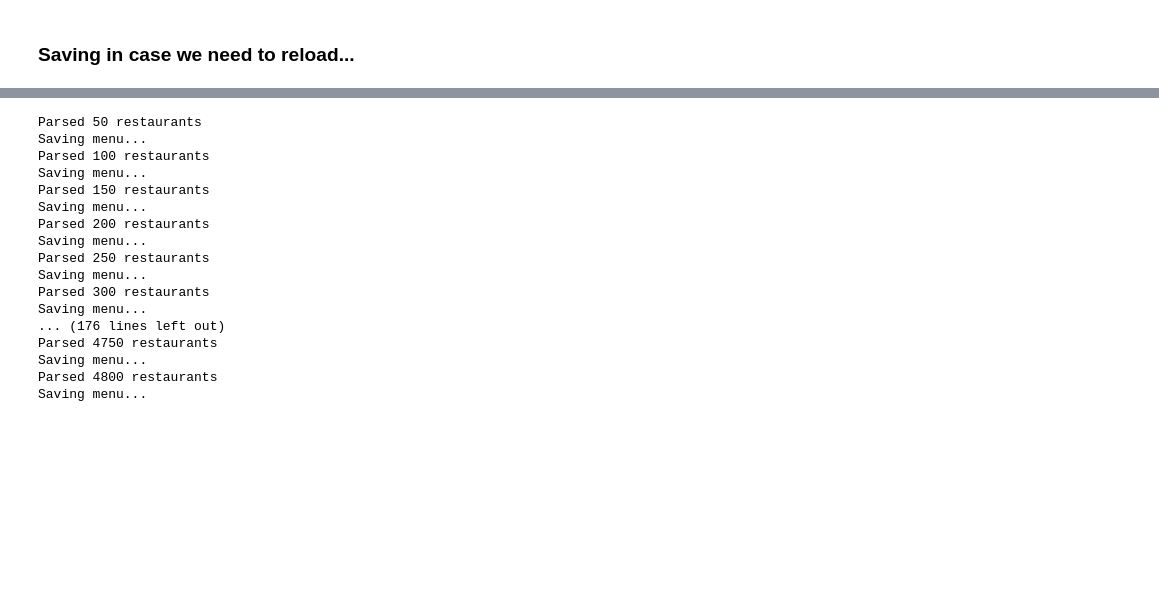
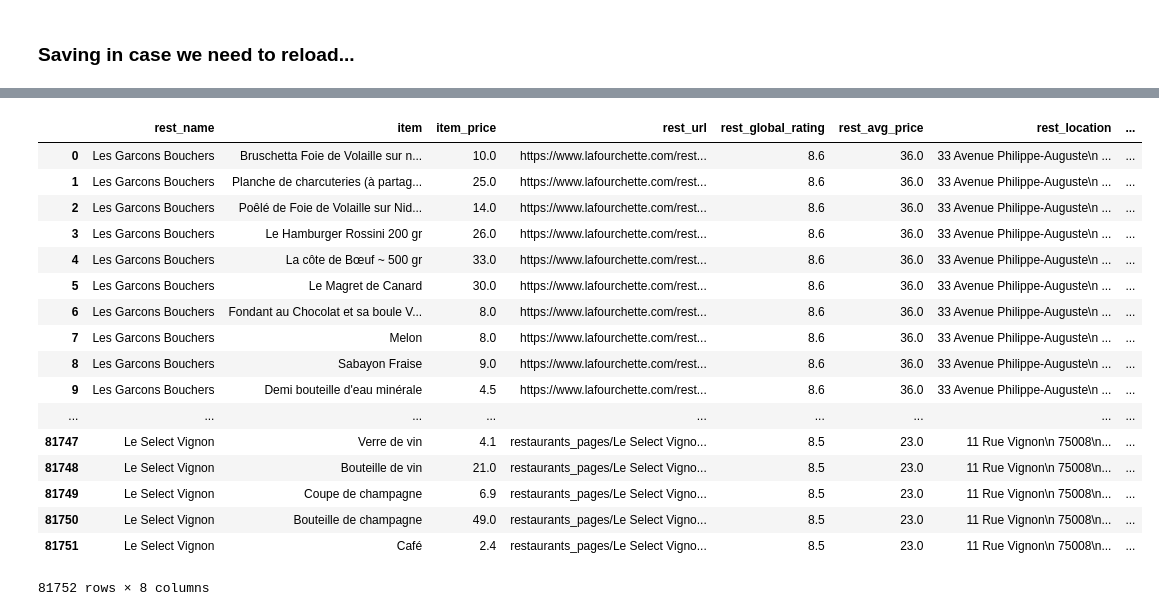
Before and after one commit to Iwontbecreative/the-right-price, a Jupyter notebook: Scraper.ipynb, the cells around one changed output, grey strips where cells are left out. Saved outputs shown, nothing was run; the diff lists cells and outputs as text; code cells hidden in the pictures; blank space fills up the shorter version.

```diff
--- a/Scraper.ipynb
+++ b/Scraper.ipynb
@@ -173,56 +286,22 @@ pd.Series(restaurants).to_csv("rest.csv", index=False)
 # %%
-restaurants = pd.read_csv("rest.csv")
+data = pd.read_csv("all_items_improved.csv")
+data
+# %% [output]
+|  | rest_name | item | item_price | rest_url | rest_global_rating | rest_avg_price | rest_location | ... |
+| 0 | Les Garcons Bouchers | Bruschetta Foie de Volaille sur n... | 10.0 | https://www.lafourchette.com/rest... | 8.6 | 36.0 | 33 Avenue Philippe-Auguste\n ... | ... |
+| 1 | Les Garcons Bouchers | Planche de charcuteries (à partag... | 25.0 | https://www.lafourchette.com/rest... | 8.6 | 36.0 | 33 Avenue Philippe-Auguste\n ... | ... |
+| 2 | Les Garcons Bouchers | Poêlé de Foie de Volaille sur Nid... | 14.0 | https://www.lafourchette.com/rest... | 8.6 | 36.0 | 33 Avenue Philippe-Auguste\n ... | ... |
+| 3 | Les Garcons Bouchers | Le Hamburger Rossini 200 gr | 26.0 | https://www.lafourchette.com/rest... | 8.6 | 36.0 | 33 Avenue Philippe-Auguste\n ... | ... |
+| 4 | Les Garcons Bouchers | La côte de Bœuf ~ 500 gr | 33.0 | https://www.lafourchette.com/rest... | 8.6 | 36.0 | 33 Avenue Philippe-Auguste\n ... | ... |
+| 5 | Les Garcons Bouchers | Le Magret de Canard | 30.0 | https://www.lafourchette.com/rest... | 8.6 | 36.0 | 33 Avenue Philippe-Auguste\n ... | ... |
+| 6 | Les Garcons Bouchers | Fondant au Chocolat et sa boule V... | 8.0 | https://www.lafourchette.com/rest... | 8.6 | 36.0 | 33 Avenue Philippe-Auguste\n ... | ... |
+| 7 | Les Garcons Bouchers | Melon | 8.0 | https://www.lafourchette.com/rest... | 8.6 | 36.0 | 33 Avenue Philippe-Auguste\n ... | ... |
+| 8 | Les Garcons Bouchers | Sabayon Fraise | 9.0 | https://www.lafourchette.com/rest... | 8.6 | 36.0 | 33 Avenue Philippe-Auguste\n ... | ... |
+| 9 | Les Garcons Bouchers | Demi bouteille d'eau minérale | 4.5 | https://www.lafourchette.com/rest... | 8.6 | 36.0 | 33 Avenue Philippe-Auguste\n ... | ... |
+| ... | ... | ... | ... | ... | ... | ... | ... | ... |
+| 81747 | Le Select Vignon | Verre de vin | 4.1 | restaurants_pages/Le Select Vigno... | 8.5 | 23.0 | 11 Rue Vignon\n 75008\n... | ... |
+| 81748 | Le Select Vignon | Bouteille de vin | 21.0 | restaurants_pages/Le Select Vigno... | 8.5 | 23.0 | 11 Rue Vignon\n 75008\n... | ... |
+| 81749 | Le Select Vignon | Coupe de champagne | 6.9 | restaurants_pages/Le Select Vigno... | 8.5 | 23.0 | 11 Rue Vignon\n 75008\n... | ... |
+| 81750 | Le Select Vignon | Bouteille de champagne | 49.0 | restaurants_pages/Le Select Vigno... | 8.5 | 23.0 | 11 Rue Vignon\n 75008\n... | ... |
+| 81751 | Le Select Vignon | Café | 2.4 | restaurants_pages/Le Select Vigno... | 8.5 | 23.0 | 11 Rue Vignon\n 75008\n... | ... |
+81752 rows × 8 columns
-# %%
-### We want to make sure we save periodically given all the issues
-import csv
-
-fails = 0
-obj_rests = []
-failed = []
-
-
-with open("all_items.csv", "w") as csvfile:
-    # Use tab because "," or ";" might be used in description
-    writer = csv.writer(csvfile, delimiter='\t')
-    writer.writerow(["rest_name", "item", "item_price", "rest_url", "rest_global_rating",
-                     "rest_avg_price", "rest_location", "rest_tags"])
-
-
-for i, url in enumerate(restaurants.restaurants):
-    if not (i+1) % 50:
-        print("Parsed {} restaurants".format(i+1))
-        print("Saving menu...")
-
-        with open("all_items.csv", "a+") as csvfile:
-        # Use tab because "," or ";" might be used in description
-            writer = csv.writer(csvfile, delimiter='\t')
-            for restaurant_menu in obj_rests[i-50:]:
-                try:
-                    writer.writerows(restaurant_menu.iter_menu())
-                except:
-                    fails += 1
-
-    try:
-        rest = Restaurant(url)
-        rest.scrape()
-        obj_rests.append(rest)
-    except:
-        failed.append(rest)
-# %% [output]
-Parsed 50 restaurants
-Saving menu...
-Parsed 100 restaurants
-Saving menu...
-Parsed 150 restaurants
-Saving menu...
-Parsed 200 restaurants
-Saving menu...
-Parsed 250 restaurants
-Saving menu...
-Parsed 300 restaurants
-Saving menu...
-... (176 lines left out)
-Parsed 4750 restaurants
-Saving menu...
-Parsed 4800 restaurants
-Saving menu...
```
Also changed, not shown: parts of 17 cells of this notebook.
